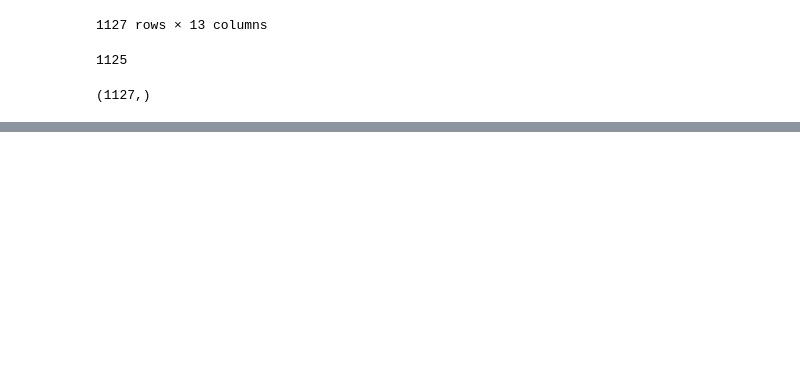
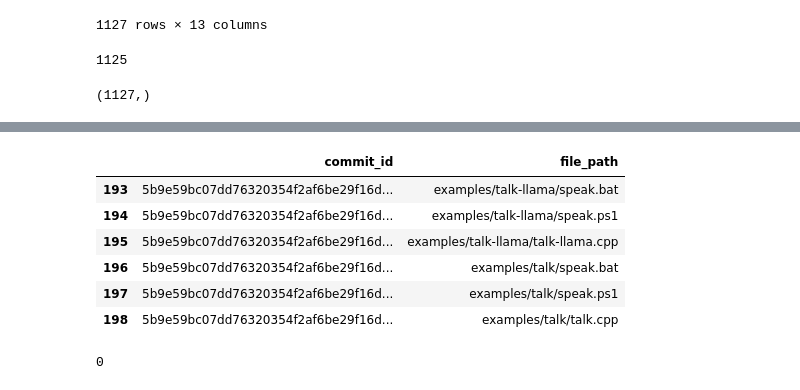
Before and after one commit to Siddharth-Gandhi/ds, a Jupyter notebook: notebooks/temp.ipynb, the cells around one changed output, grey strips where cells are left out. Drawn from its saved outputs; the diff is of its cells as text; code cells hidden in the pictures; blank space fills up the shorter version.

```diff
--- a/notebooks/temp.ipynb
+++ b/notebooks/temp.ipynb
@@ -430,0 +442,15 @@ gg_df[gg_df['commit_id'] == '794b162a464cc5f3af62d012bc243641fd18b60a'].shape
+# %%
+gg_commit_ids[(gg_commit_ids['commit_id'] == '5b9e59bc07dd76320354f2af6be29f16dbcb21e7')]
+# %% [output]
+|  | commit_id | file_path |
+| 193 | 5b9e59bc07dd76320354f2af6be29f16d... | examples/talk-llama/speak.bat |
+| 194 | 5b9e59bc07dd76320354f2af6be29f16d... | examples/talk-llama/speak.ps1 |
+| 195 | 5b9e59bc07dd76320354f2af6be29f16d... | examples/talk-llama/talk-llama.cpp |
+| 196 | 5b9e59bc07dd76320354f2af6be29f16d... | examples/talk/speak.bat |
+| 197 | 5b9e59bc07dd76320354f2af6be29f16d... | examples/talk/speak.ps1 |
+| 198 | 5b9e59bc07dd76320354f2af6be29f16d... | examples/talk/talk.cpp |
+# %%
+#count of renames in gg_df via status column
+gg_df[gg_df['status'] == 'renamed'].shape[0]
+# %% [output]
+0
```
Also changed, not shown: parts of 29 cells of this notebook, 2 other files.
